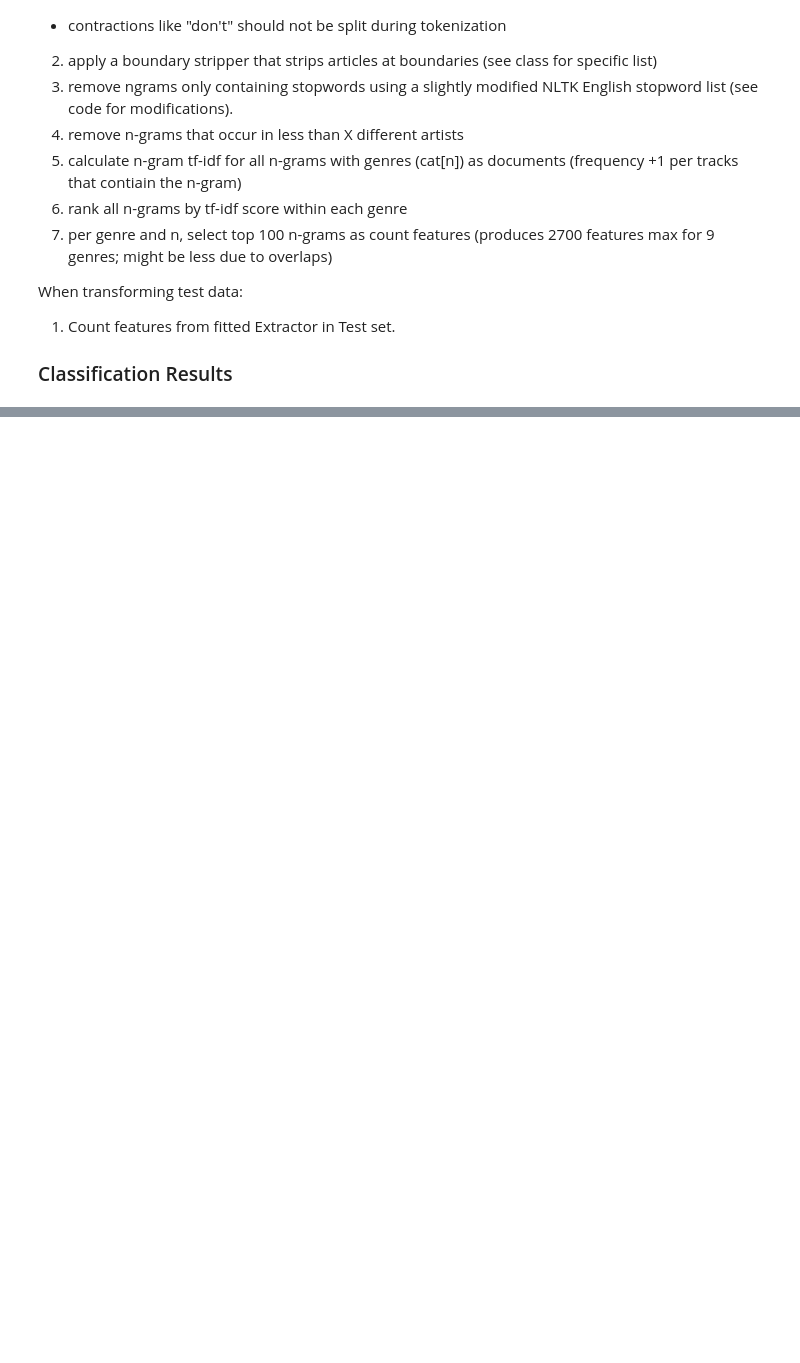
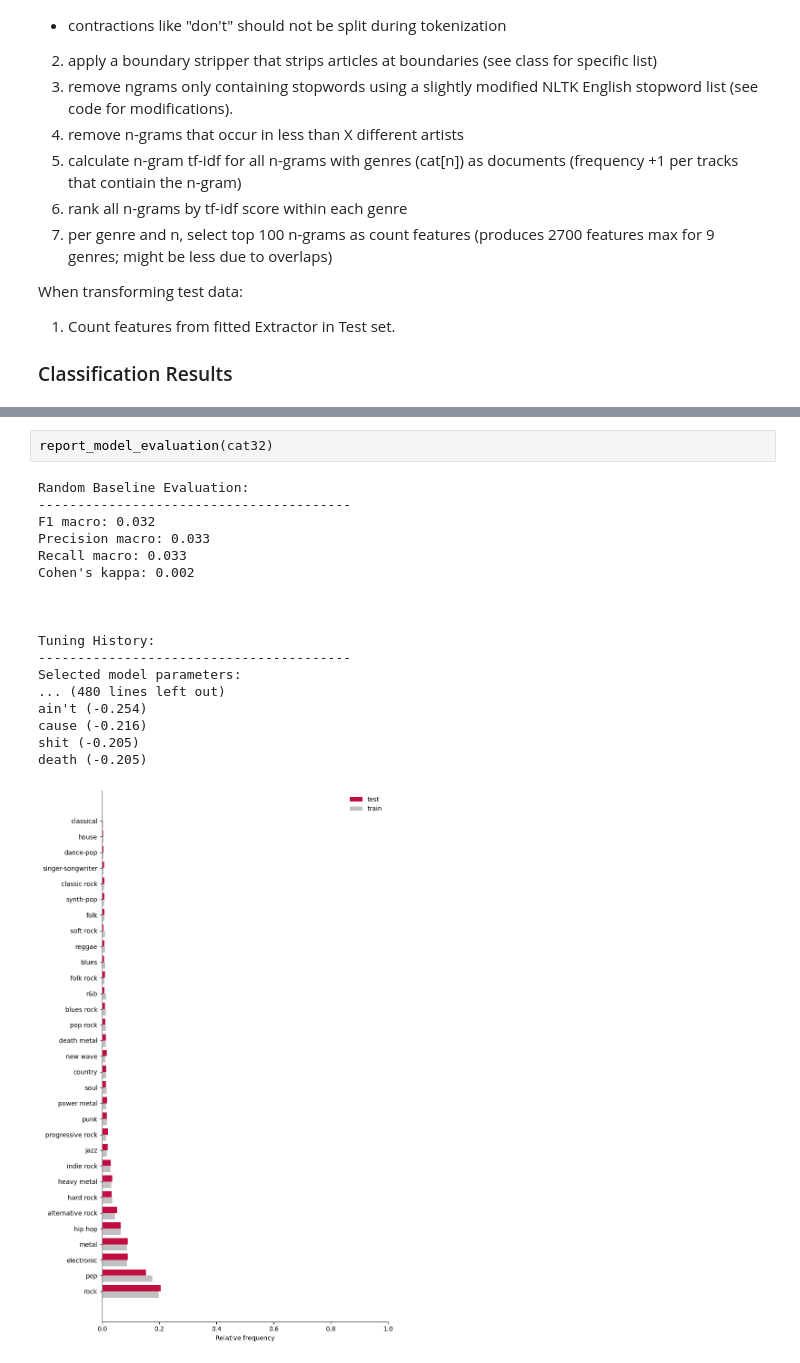
Before and after one commit to markusradke/LyricsGenreRecognition, a Jupyter notebook: notebooks/reporting/04_informed_ngram_approach.ipynb, the cells around one changed output, grey strips where cells are left out. Saved outputs shown, nothing was run; the diff lists cells and outputs as text; blank space fills up the shorter version.

```diff
--- a/notebooks/reporting/04_informed_ngram_approach.ipynb
+++ b/notebooks/reporting/04_informed_ngram_approach.ipynb
@@ -108,0 +108,21 @@ i'm bout to (-0.168)
+# %%
+report_model_evaluation(cat32)
+# %% [output]
+Random Baseline Evaluation:
+----------------------------------------
+F1 macro: 0.032
+Precision macro: 0.033
+Recall macro: 0.033
+Cohen's kappa: 0.002
+
+
+
+Tuning History:
+----------------------------------------
+Selected model parameters:
+... (480 lines left out)
+ain't (-0.254)
+cause (-0.216)
+shit (-0.205)
+death (-0.205)
+[figure, added]
```
Also changed, not shown: parts of 4 cells of this notebook, 2 other files.
